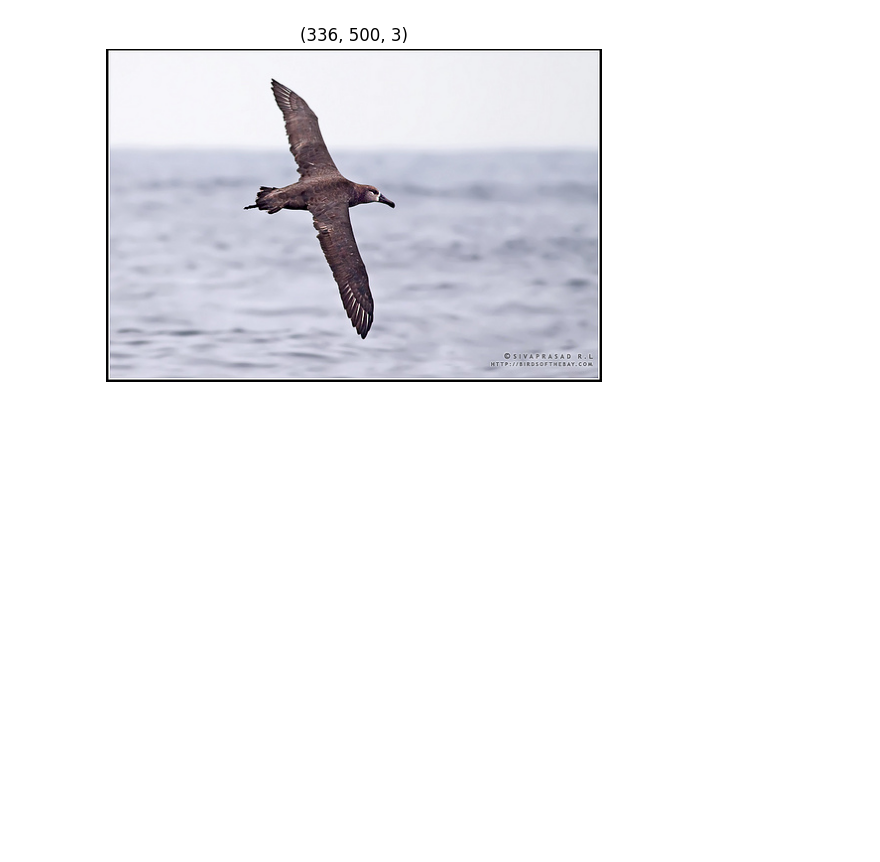
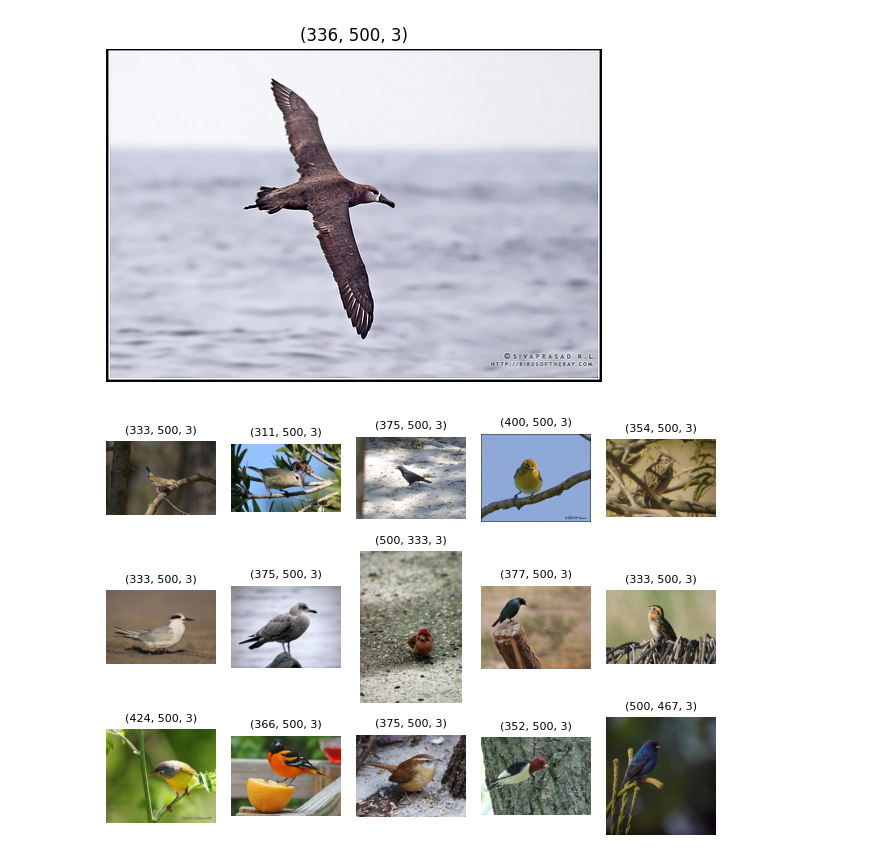
Before and after one commit to ksharma6/birdwatcher, a Jupyter notebook: notebooks/eda.ipynb, the cells around one changed output. Saved outputs shown, nothing was run; the diff lists cells and outputs as text; code cells hidden in the pictures; blank space fills up the shorter version.

Commit message:
added plot_images()

```diff
--- a/notebooks/eda.ipynb
+++ b/notebooks/eda.ipynb
@@ -19,7 +19,9 @@ from IPython.display import Image
 # %%
 #write function that can read txt file into memory
 path_to_imagestxt = "/Users/ksharma1/Documents/projects/birdwatcher/data/CUB_200_2011/CUB_200_2011/images.txt"
+content = txt_reader(path_to_imagestxt)
 
-content = txt_reader(path_to_imagestxt)
-content
+#update paths
+image_path = "/Users/ksharma1/Documents/projects/birdwatcher/data/CUB_200_2011/CUB_200_2011/images/"
+content = [image_path + c for c in content]
 # %% [output]
@@ -60,0 +55,8 @@ plt.imshow(img[:,:,::-1]);
+# %%
+#randomize content list
+import random
+
+random.shuffle(content)
+plot_images(content[0:15], 3, 5)
+# %% [output]
+[figure, added]
```
Also changed, not shown: parts of 5 cells of this notebook, 1 other file.
